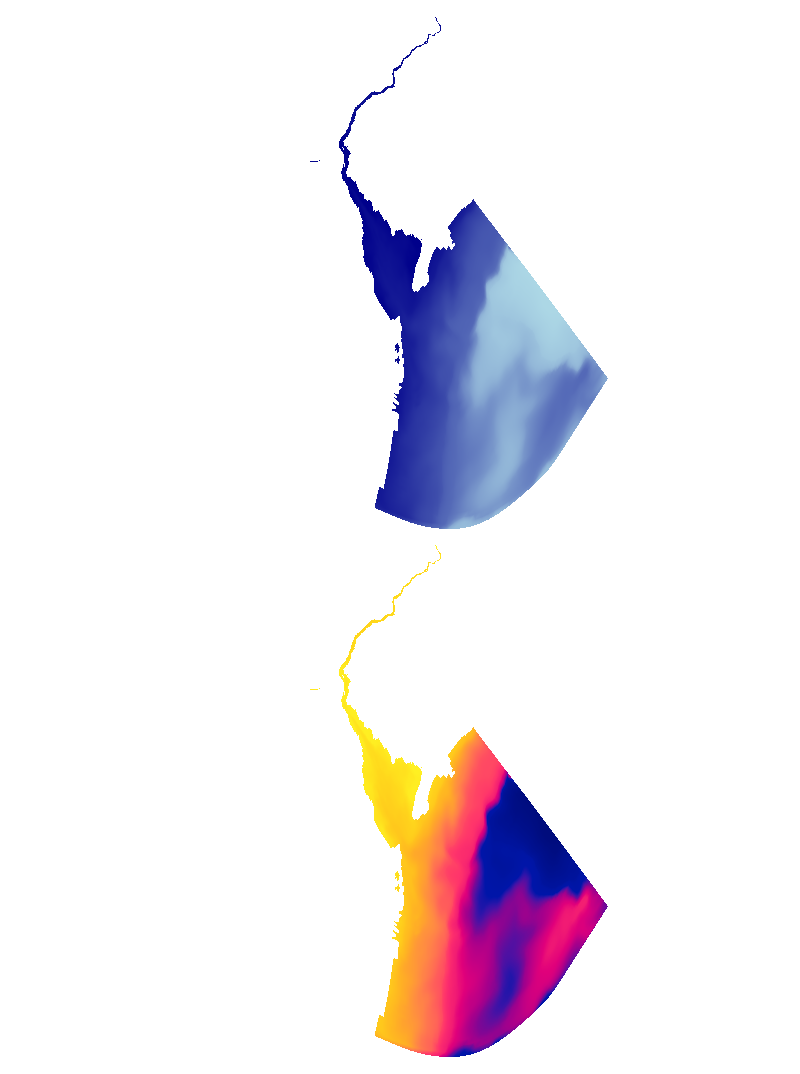
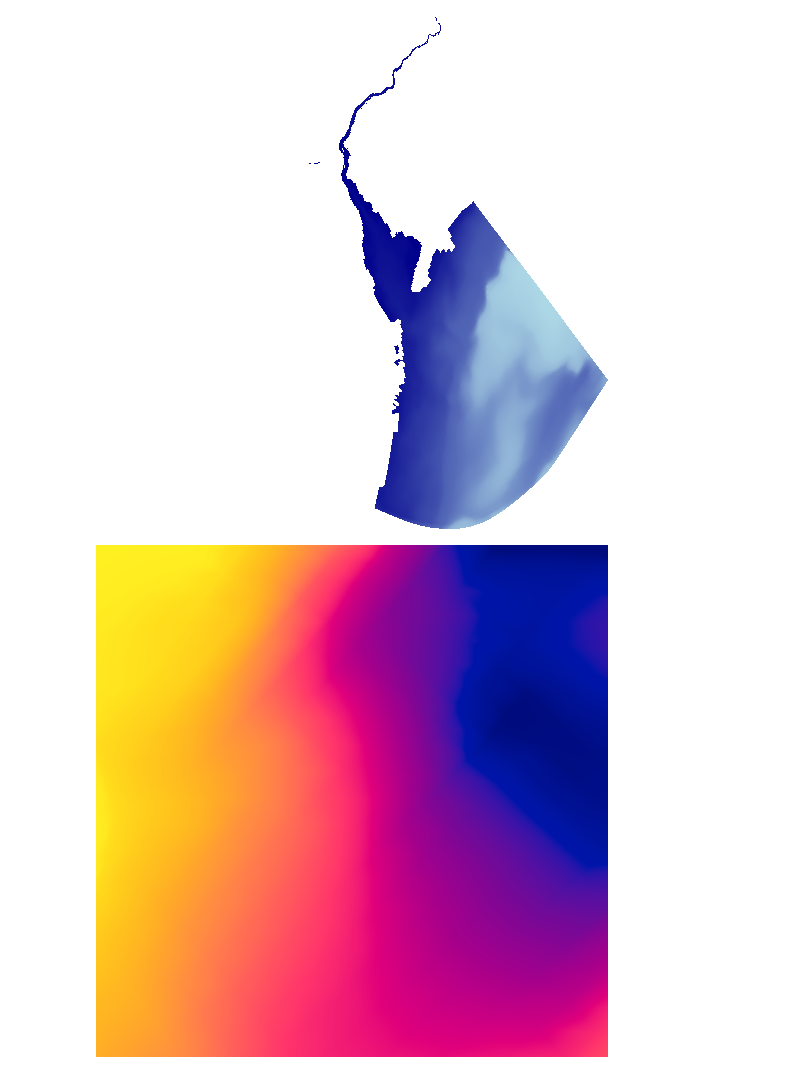
Before and after one commit to mpiannucci/ocean-notebooks, a Jupyter notebook: dbofs_datashader.ipynb, the cells around one changed output. Saved outputs shown, nothing was run; the diff lists cells and outputs as text; code cells hidden in the pictures.

```diff
--- a/dbofs_datashader.ipynb
+++ b/dbofs_datashader.ipynb
@@ -29,9 +29,14 @@ Coordinates:
     type:              ROMS/TOMS history file
     var_info:          varinfo.yaml
 # %%
-x = ds['lon_rho'].values.flatten()
-y = ds['lat_rho'].values.flatten()
+from pyproj import Transformer
+
+x_lng = ds['lon_rho'].values.flatten()
+y_lat = ds['lat_rho'].values.flatten()
 z = ds['temp'].cf.isel(time=0, vertical=0).values.flatten()
+
+to_merc = Transformer.from_crs(4326, 3857, always_xy=True)
+x, y = to_merc.transform(x_lng, y_lat)
 # %%
 import datashader as dsh
 import datashader.transfer_functions as tf
@@ -59,9 +64,11 @@ tf.shade(agg)
 # %%
 from colorcet import bmy as c
 
-cvs = dsh.Canvas(plot_height=512, plot_width=512, x_range=(x.min(), x.max()), y_range=(y.min(), y.max()))
+
+# http://localhost:8090/datasets/dbofs/wms/?service=WMS&version=1.3.0&request=GetMap&layers=salt&crs=EPSG:3857&bbox=-8296780.798186172,4657155.259359218,-8257645.039704161,4696291.017841227&width=512&height=512&styles=raster/default&colorscalerange=0.005000028293579817,35.58600616455078&time=2023-06-28T12:00:00Z
+cvs = dsh.Canvas(plot_height=512, plot_width=512, x_range=(-8296780.798186172, -8257645.039704161), y_range=(4657155.259359218, 4696291.017841227))
 
 img = tf.shade(cvs.trimesh(verts, tris, mesh=mesh, interp=True),  cmap=c)
 dshu.export_image(img, 'dbofs.png')
 # %% [output]
-[figure, old version]
+[figure, new version]
```
Also changed, not shown: parts of 1 cell of this notebook.
